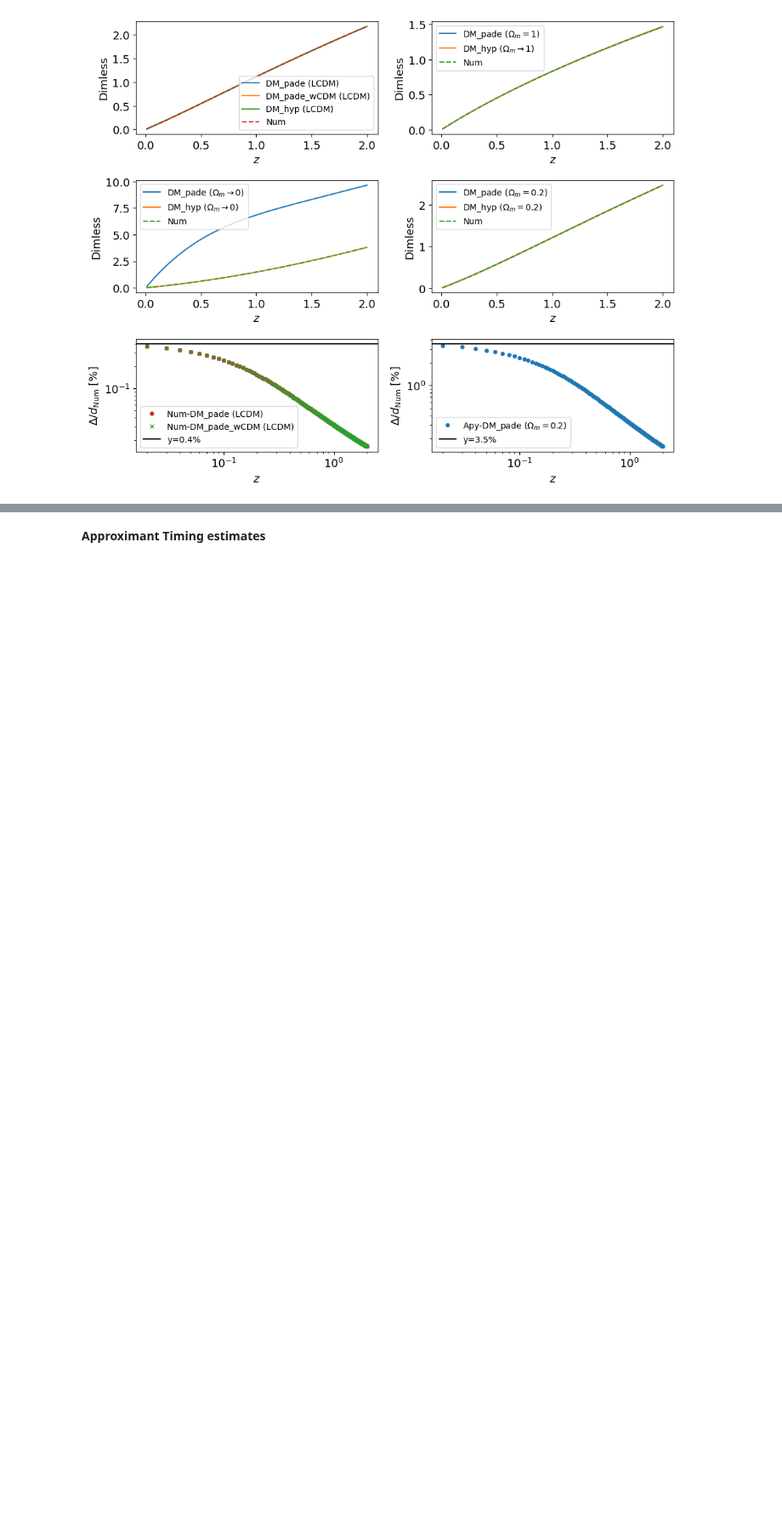
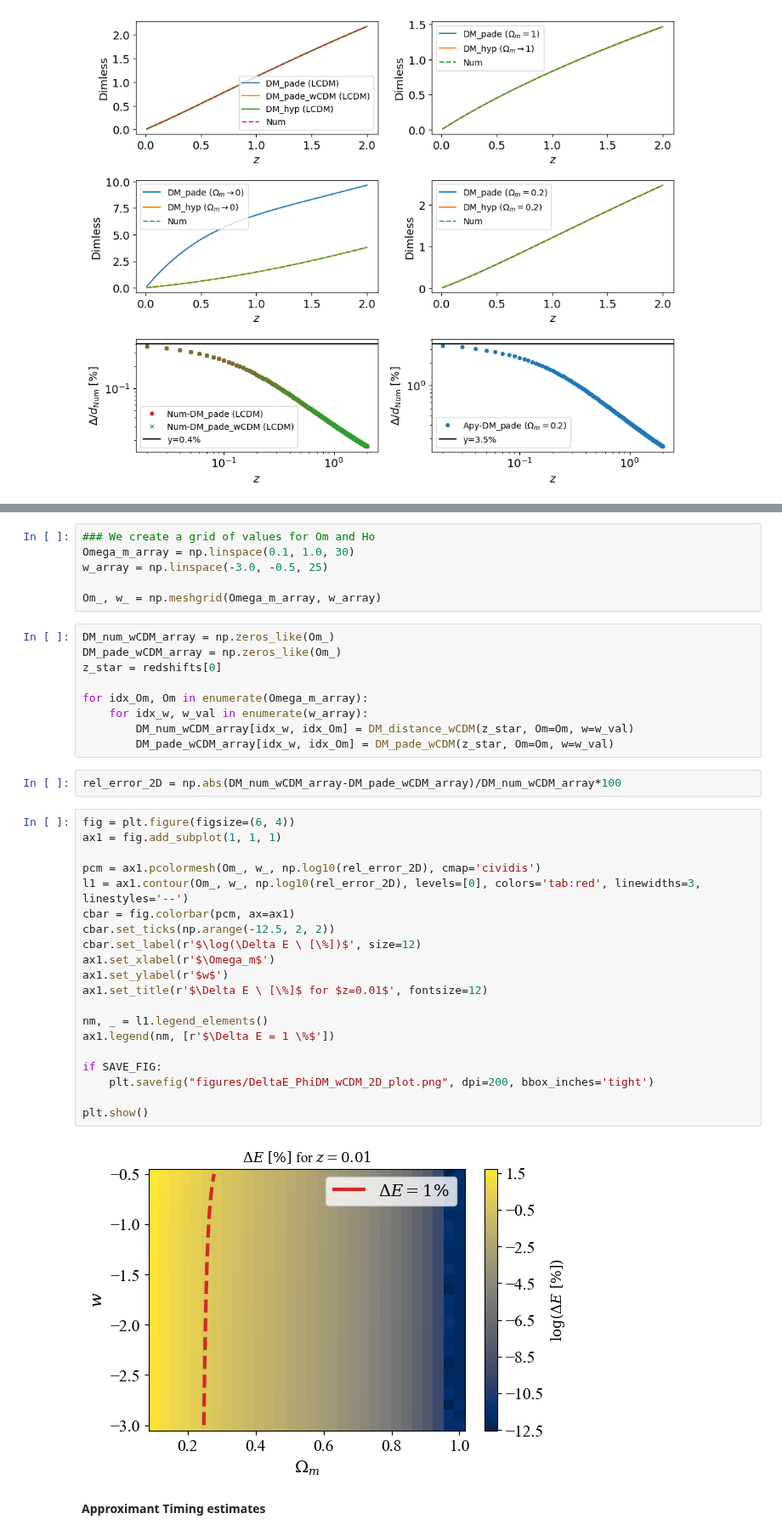
Before and after one commit to MariosNT/FRB_GW_association_cosmo, a Jupyter notebook: Notebooks/FRB_cosmo/DM_cosmic_Pade.ipynb, the cells around one changed output, grey strips where cells are left out. Shown at 85% size. Saved outputs shown, nothing was run; the diff lists cells and outputs as text; blank space fills up the shorter version.

```diff
--- a/Notebooks/FRB_cosmo/DM_cosmic_Pade.ipynb
+++ b/Notebooks/FRB_cosmo/DM_cosmic_Pade.ipynb
@@ -496,3 +657,42 @@ plt.show()
+# %%
+### We create a grid of values for Om and Ho
+Omega_m_array = np.linspace(0.1, 1.0, 30)
+w_array = np.linspace(-3.0, -0.5, 25)
+
+Om_, w_ = np.meshgrid(Omega_m_array, w_array)
+# %%
+DM_num_wCDM_array = np.zeros_like(Om_)
+DM_pade_wCDM_array = np.zeros_like(Om_)
+z_star = redshifts[0]
+
+for idx_Om, Om in enumerate(Omega_m_array):
+    for idx_w, w_val in enumerate(w_array):
+        DM_num_wCDM_array[idx_w, idx_Om] = DM_distance_wCDM(z_star, Om=Om, w=w_val)
+        DM_pade_wCDM_array[idx_w, idx_Om] = DM_pade_wCDM(z_star, Om=Om, w=w_val)
+# %%
+rel_error_2D = np.abs(DM_num_wCDM_array-DM_pade_wCDM_array)/DM_num_wCDM_array*100
+# %%
+fig = plt.figure(figsize=(6, 4))
+ax1 = fig.add_subplot(1, 1, 1)
+
+pcm = ax1.pcolormesh(Om_, w_, np.log10(rel_error_2D), cmap='cividis')
+l1 = ax1.contour(Om_, w_, np.log10(rel_error_2D), levels=[0], colors='tab:red', linewidths=3, linestyles='--')
+cbar = fig.colorbar(pcm, ax=ax1)
+cbar.set_ticks(np.arange(-12.5, 2, 2))
+cbar.set_label(r'$\log(\Delta E \ [\%])$', size=12)
+ax1.set_xlabel(r'$\Omega_m$')
+ax1.set_ylabel(r'$w$')
+ax1.set_title(r'$\Delta E \ [\%]$ for $z=0.01$', fontsize=12)
+
+nm, _ = l1.legend_elements()
+ax1.legend(nm, [r'$\Delta E = 1 \%$'])
+
+if SAVE_FIG:
+    plt.savefig("figures/DeltaE_PhiDM_wCDM_2D_plot.png", dpi=200, bbox_inches='tight')
+
+plt.show()
+# %% [output]
+[figure, added]
 # %% [markdown]
 __Approximant Timing estimates__
 # %%
```
Also changed, not shown: parts of 18 cells of this notebook.
